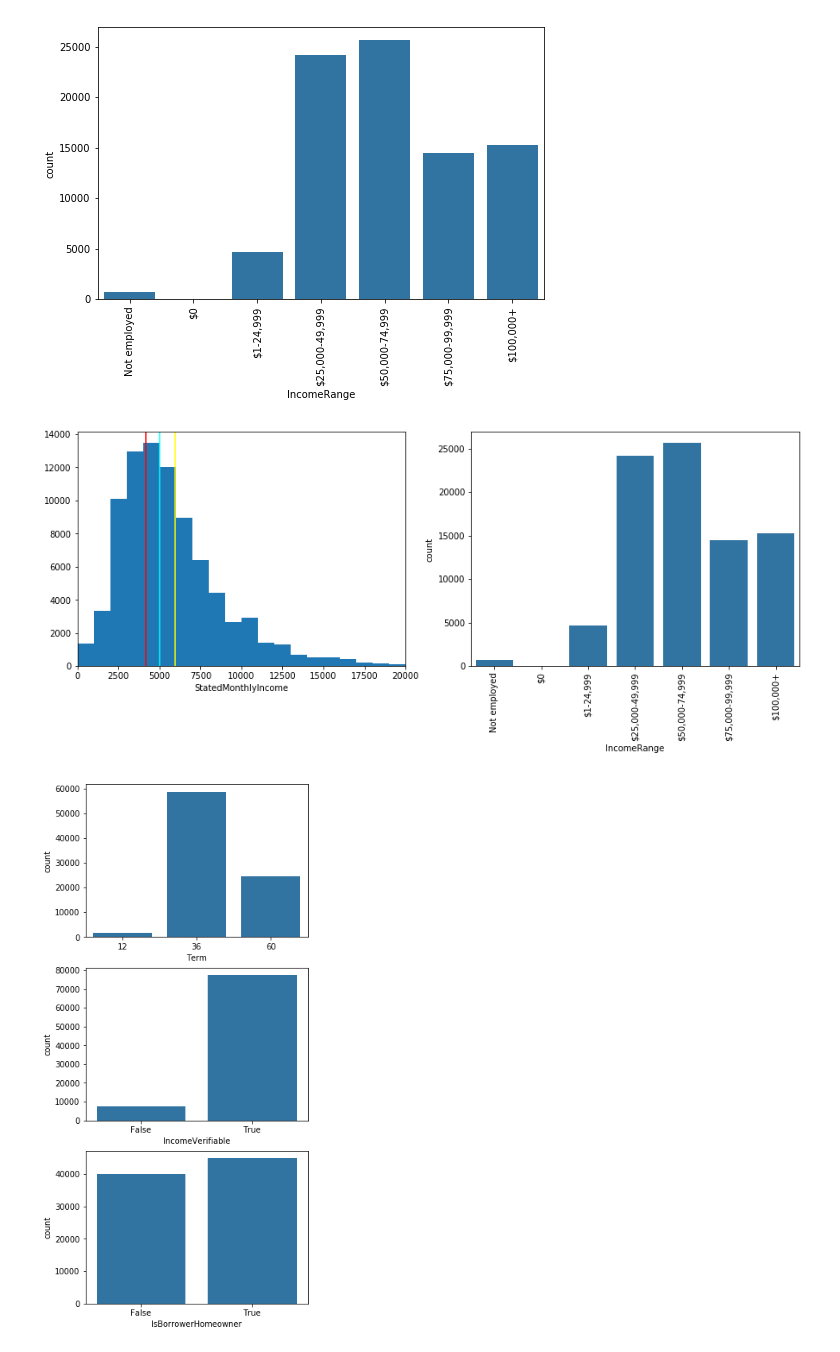
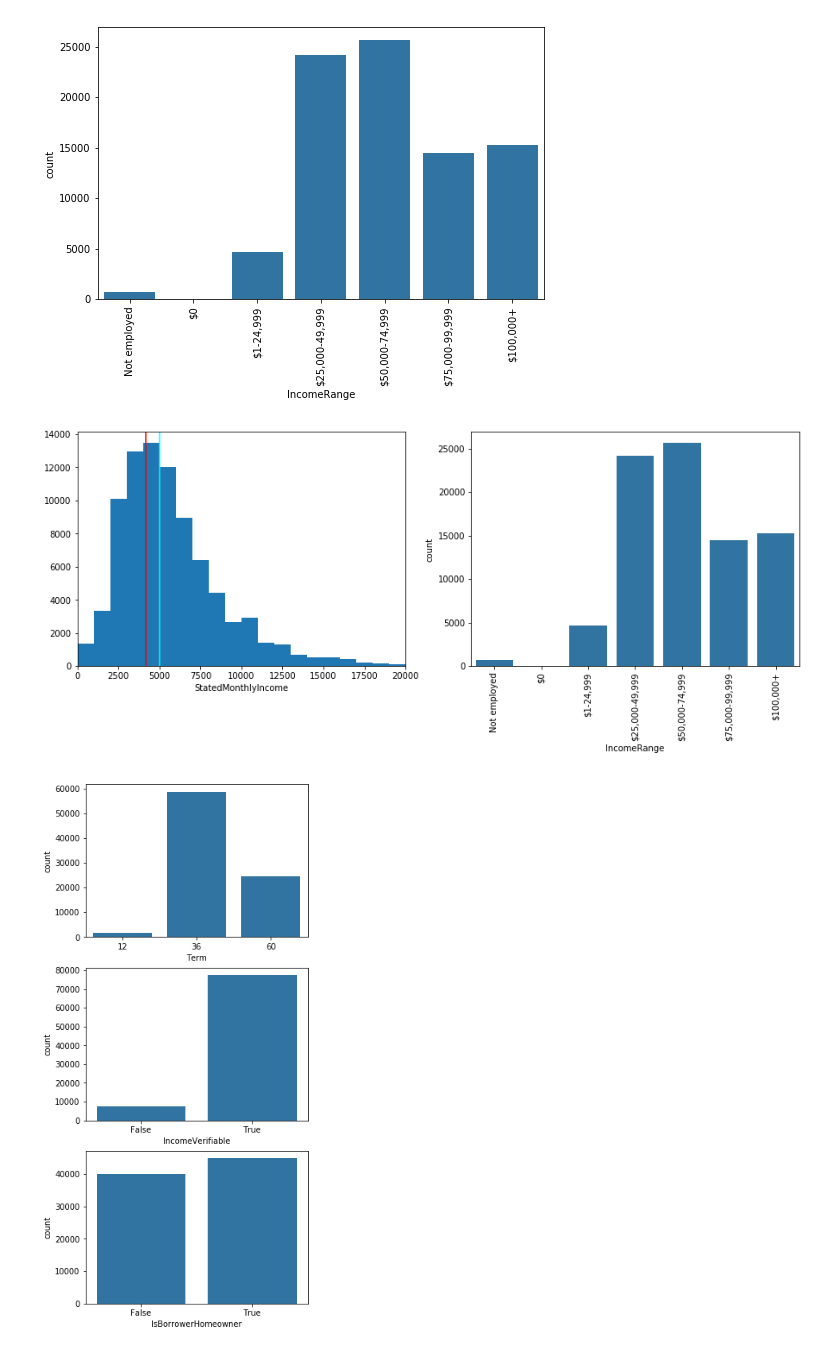
Before and after one commit to vijayelango/CommunicateDataFindings, a Jupyter notebook: exploration_template.ipynb, the cells around one changed output. Cells and saved outputs as stored; diff of their text form; code cells hidden in the pictures.

```diff
--- a/exploration_template.ipynb
+++ b/exploration_template.ipynb
@@ -350,31 +359,31 @@ plt.xticks(rotation = 90);
 # Calculations to show mean and median of StatedMonthlyIncome variable.
 
 MonthlyIncome25k_75k_mean = df1.query(' StatedMonthlyIncome >= 25000/12 & StatedMonthlyIncome < 74999/12').StatedMonthlyIncome.mean()
-MonthlyIncome_mean = df1.StatedMonthlyIncome.mean()
-MonthlyIncome_median = df1.StatedMonthlyIncome.media
+#MonthlyIncome_mean = df1.StatedMonthlyIncome.mean()
+MonthlyIncome_median = df1.StatedMonthlyIncome.median()
 # %%
 # Lets plot StatedMonthlyIncome and IncomeRange side by side and see if they match.
 # StatedMonthlyIncome is right skewed and has a median close to the mean of MonthlyIncome between 25k/12 and 75k/12.
 # The distribution closely matches the income range on the right.
 
 plt.figure(figsize=[15, 5])
 
 plt.subplot(1, 2, 1)
 binsize1 = 1000
 bins1 = np.arange(0, df1['StatedMonthlyIncome'].max()+binsize1, binsize1)
 plt.hist(data = df1, x = 'StatedMonthlyIncome', bins = bins1)
 plt.xlim([0,20000])
 plt.axvline(MonthlyIncome25k_75k_mean, c='red');
-plt.axvline(MonthlyIncome_mean, c='yellow');
+#plt.axvline(MonthlyIncome_mean, c='yellow');
 plt.axvline(MonthlyIncome_median, c='cyan');
 plt.xlabel('StatedMonthlyIncome');
 
 plt.subplot(1, 2, 2)
 base_color = sb.color_palette()[0]
 sb.countplot(data = df1, x = 'IncomeRange', color = base_color);
 plt.xticks(rotation = 90);
 # %% [output]
-[figure, old version]
+[figure, new version]
 # %%
 # let's plot some of the other categorical variables to get some insights.
 # Most loans are taken for 36 months term.
```
Also changed, not shown: parts of 33 cells of this notebook.
